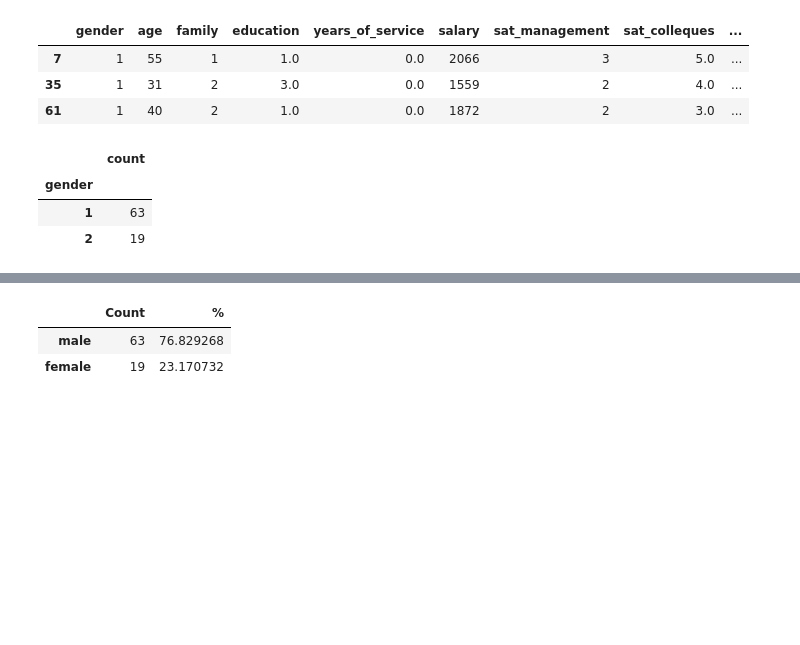
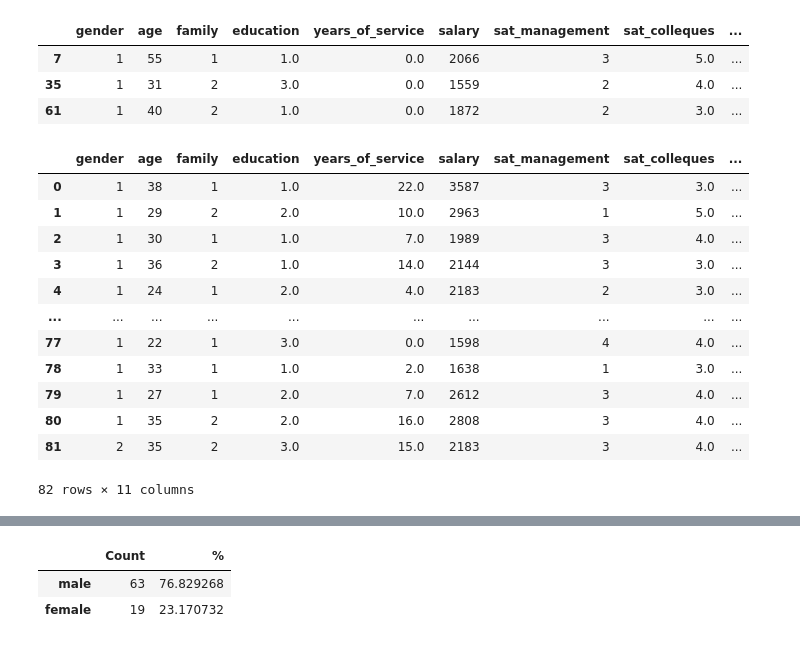
Before and after one commit to lauraanieminen/tietojenkasittelyprojekti, a Jupyter notebook: projekti.ipynb, the cells around one changed output, grey strips where cells are left out. Saved outputs shown, nothing was run; the diff lists cells and outputs as text; code cells hidden in the pictures; blank space fills up the shorter version.

```diff
--- a/projekti.ipynb
+++ b/projekti.ipynb
@@ -183,10 +183,19 @@ df.nsmallest(n = 3, columns = 'years_of_service')
 | 35 | 1 | 31 | 2 | 3.0 | 0.0 | 1559 | 2 | 4.0 | ... |
 | 61 | 1 | 40 | 2 | 1.0 | 0.0 | 1872 | 2 | 3.0 | ... |
 # %%
-df1.columns.name=''
-df1
+df.columns.name=''
+df
 # %% [output]
-|  | count |
-| gender |  |
-| 1 | 63 |
-| 2 | 19 |
+|  | gender | age | family | education | years_of_service | salary | sat_management | sat_colleques | ... |
+| 0 | 1 | 38 | 1 | 1.0 | 22.0 | 3587 | 3 | 3.0 | ... |
+| 1 | 1 | 29 | 2 | 2.0 | 10.0 | 2963 | 1 | 5.0 | ... |
+| 2 | 1 | 30 | 1 | 1.0 | 7.0 | 1989 | 3 | 4.0 | ... |
+| 3 | 1 | 36 | 2 | 1.0 | 14.0 | 2144 | 3 | 3.0 | ... |
+| 4 | 1 | 24 | 1 | 2.0 | 4.0 | 2183 | 2 | 3.0 | ... |
+| ... | ... | ... | ... | ... | ... | ... | ... | ... | ... |
+| 77 | 1 | 22 | 1 | 3.0 | 0.0 | 1598 | 4 | 4.0 | ... |
+| 78 | 1 | 33 | 1 | 1.0 | 2.0 | 1638 | 1 | 3.0 | ... |
+| 79 | 1 | 27 | 1 | 2.0 | 7.0 | 2612 | 3 | 4.0 | ... |
+| 80 | 1 | 35 | 2 | 2.0 | 16.0 | 2808 | 3 | 4.0 | ... |
+| 81 | 2 | 35 | 2 | 3.0 | 15.0 | 2183 | 3 | 4.0 | ... |
+82 rows × 11 columns
```
Also changed, not shown: parts of 3 cells of this notebook, 1 other file.
